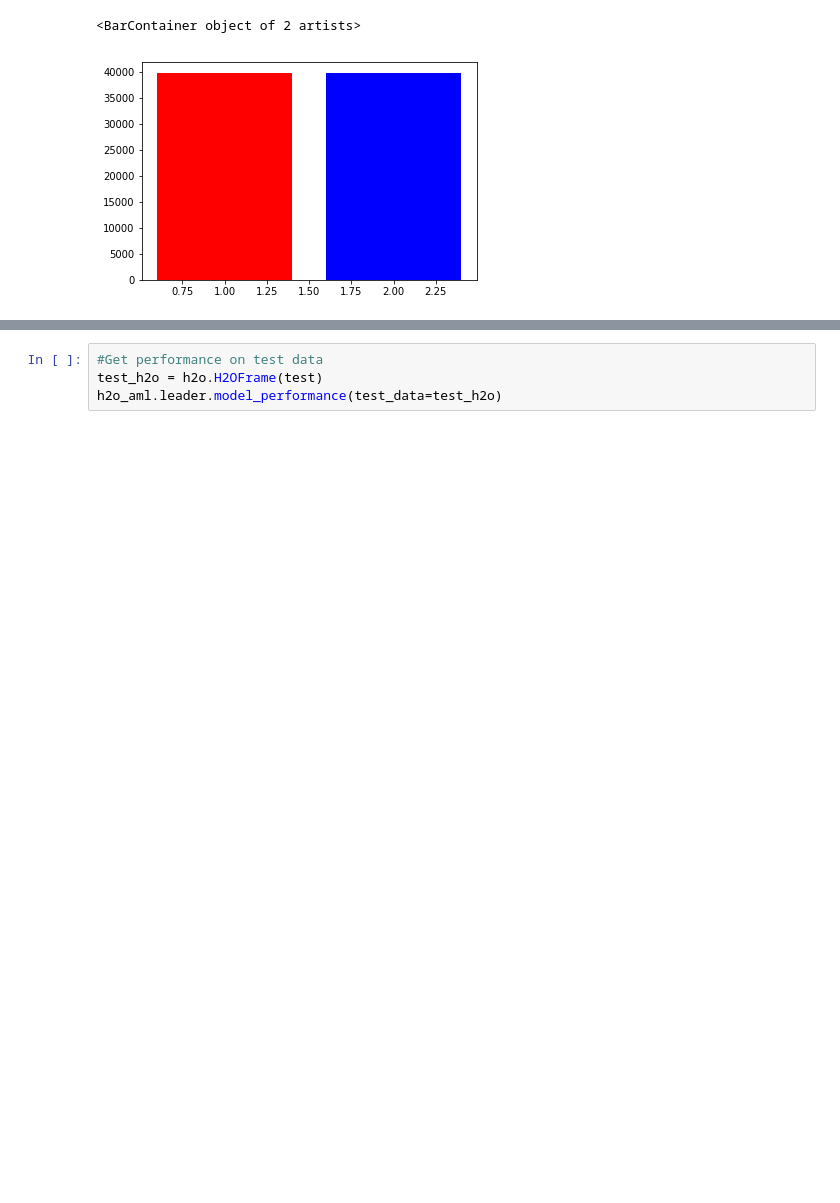
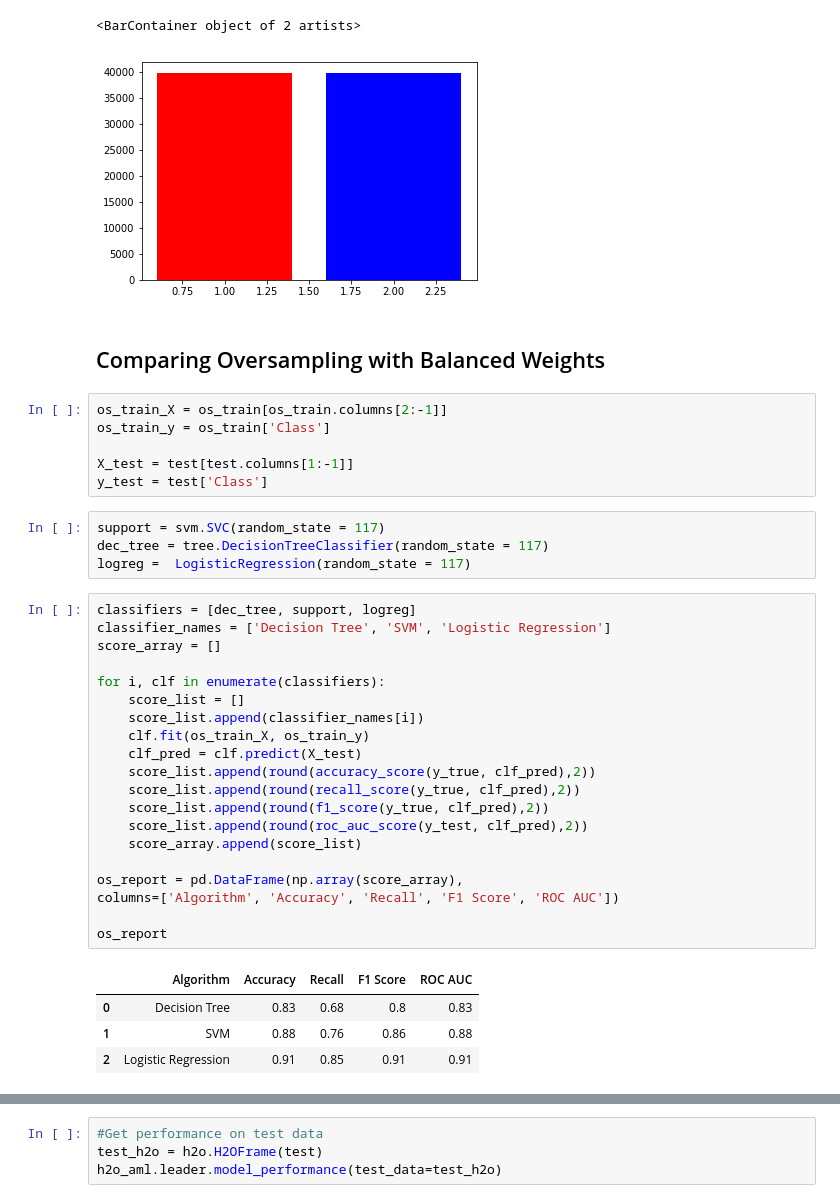
Before and after one commit to tthien92/Fraud_data_autoML, a Jupyter notebook: Fraud Detection with AutoML.ipynb, the cells around one changed output, grey strips where cells are left out. Cells and saved outputs as stored; diff of their text form; blank space fills up the shorter version.

```diff
--- a/Fraud Detection with AutoML.ipynb
+++ b/Fraud Detection with AutoML.ipynb
@@ -199,3 +200,40 @@ plt.bar(x=[1,2], height = [fraud, no_fraud], color = ['red', 'blue'])
 # %% [output]
 <BarContainer object of 2 artists>
 [figure]
+# %% [markdown]
+## Comparing Oversampling with Balanced Weights
+# %%
+os_train_X = os_train[os_train.columns[2:-1]]
+os_train_y = os_train['Class']
+
+X_test = test[test.columns[1:-1]]
+y_test = test['Class']
+# %%
+support = svm.SVC(random_state = 117)
+dec_tree = tree.DecisionTreeClassifier(random_state = 117)
+logreg =  LogisticRegression(random_state = 117)
+# %%
+classifiers = [dec_tree, support, logreg]
+classifier_names = ['Decision Tree', 'SVM', 'Logistic Regression']
+score_array = []
+
+for i, clf in enumerate(classifiers):
+    score_list = []
+    score_list.append(classifier_names[i])
+    clf.fit(os_train_X, os_train_y)
+    clf_pred = clf.predict(X_test)
+    score_list.append(round(accuracy_score(y_true, clf_pred),2))
+    score_list.append(round(recall_score(y_true, clf_pred),2))
+    score_list.append(round(f1_score(y_true, clf_pred),2))
+    score_list.append(round(roc_auc_score(y_test, clf_pred),2))
+    score_array.append(score_list)
+
+os_report = pd.DataFrame(np.array(score_array),
+columns=['Algorithm', 'Accuracy', 'Recall', 'F1 Score', 'ROC AUC'])
+
+os_report
+# %% [output]
+|  | Algorithm | Accuracy | Recall | F1 Score | ROC AUC |
+| 0 | Decision Tree | 0.83 | 0.68 | 0.8 | 0.83 |
+| 1 | SVM | 0.88 | 0.76 | 0.86 | 0.88 |
+| 2 | Logistic Regression | 0.91 | 0.85 | 0.91 | 0.91 |
```
Also changed, not shown: parts of 19 cells of this notebook, 2 other files.
